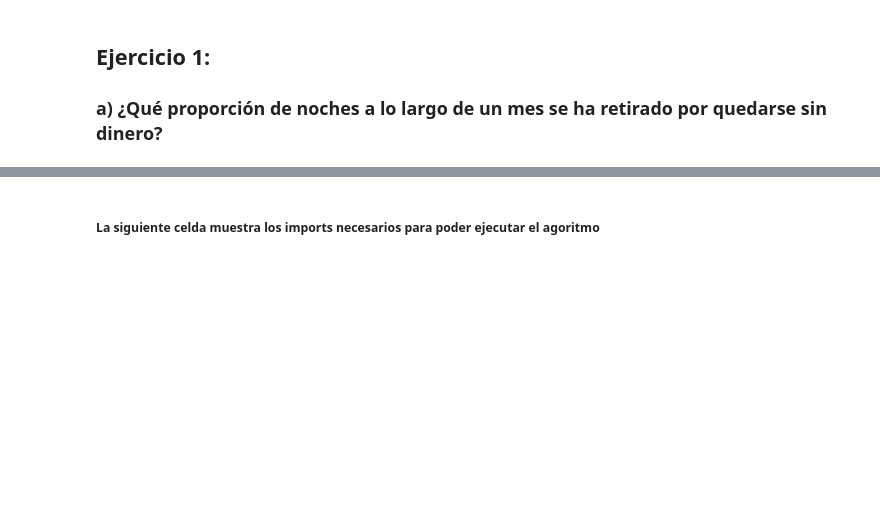
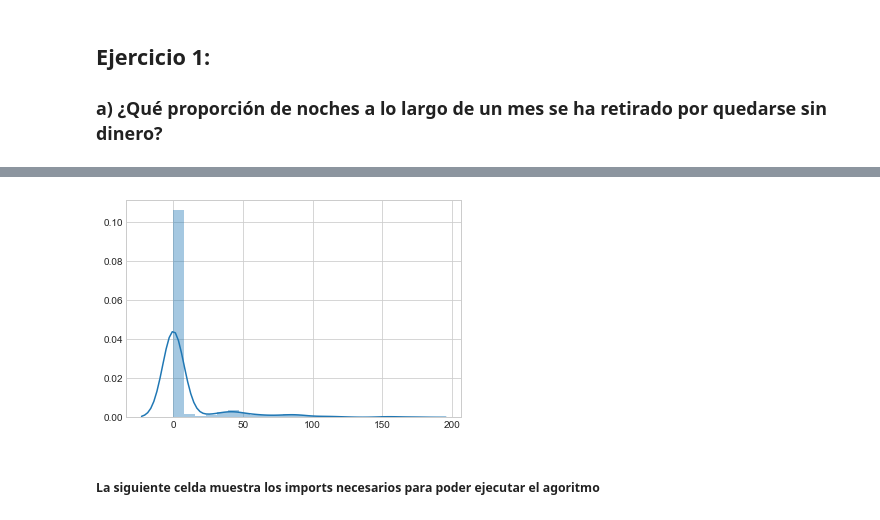
Before and after one commit to scaverod/GamblingMarkovChain, a Jupyter notebook: enunciado.ipynb, the cells around one changed output, grey strips where cells are left out. Saved outputs shown, nothing was run; the diff lists cells and outputs as text; code cells hidden in the pictures; blank space fills up the shorter version.

```diff
--- a/enunciado.ipynb
+++ b/enunciado.ipynb
@@ -149,0 +146,4 @@ for i,y in enumerate(ys):
+# %%
+final_chips = [x[-1] for x in chips]
+df = pd.DataFrame(final_chips)
+df.describe()
@@ -150,3 +160,7 @@ for i,y in enumerate(ys):
+# %%
+sns.distplot(df);
+# %% [output]
+[figure, added]
 # %% [markdown]
 ##### La siguiente celda muestra los imports necesarios para poder ejecutar el agoritmo
 # %%
```
Also changed, not shown: parts of 6 cells of this notebook.
